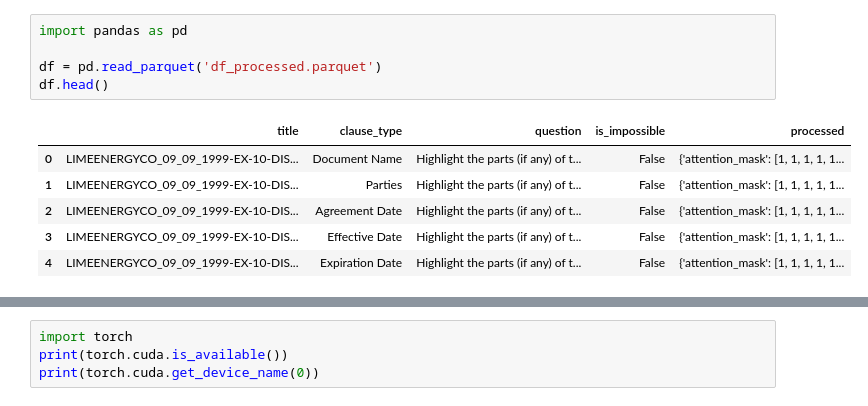
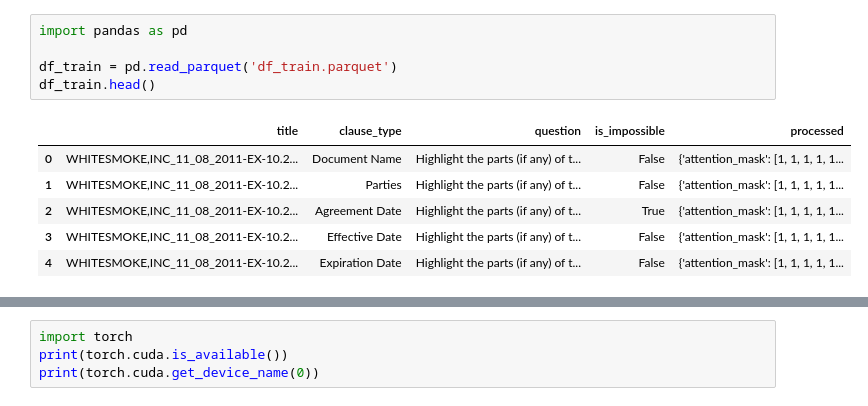
Before and after one commit to DanilRodenko/LexIQ, a Jupyter notebook: notebooks/03_finetuning.ipynb, the cells around one changed output, grey strips where cells are left out. Drawn from its saved outputs; the diff is of its cells as text.

Commit message:
Update finetuning notebook: train on df_train only

```diff
--- a/notebooks/03_finetuning.ipynb
+++ b/notebooks/03_finetuning.ipynb
@@ -7,15 +8,15 @@ Saving df_processed.parquet to df_processed.parquet
 # %%
 import pandas as pd
 
-df = pd.read_parquet('df_processed.parquet')
-df.head()
+df_train = pd.read_parquet('df_train.parquet')
+df_train.head()
 # %% [output]
 |  | title | clause_type | question | is_impossible | processed |
-| 0 | LIMEENERGYCO_09_09_1999-EX-10-DIS... | Document Name | Highlight the parts (if any) of t... | False | {'attention_mask': [1, 1, 1, 1, 1... |
-| 1 | LIMEENERGYCO_09_09_1999-EX-10-DIS... | Parties | Highlight the parts (if any) of t... | False | {'attention_mask': [1, 1, 1, 1, 1... |
-| 2 | LIMEENERGYCO_09_09_1999-EX-10-DIS... | Agreement Date | Highlight the parts (if any) of t... | False | {'attention_mask': [1, 1, 1, 1, 1... |
-| 3 | LIMEENERGYCO_09_09_1999-EX-10-DIS... | Effective Date | Highlight the parts (if any) of t... | False | {'attention_mask': [1, 1, 1, 1, 1... |
-| 4 | LIMEENERGYCO_09_09_1999-EX-10-DIS... | Expiration Date | Highlight the parts (if any) of t... | False | {'attention_mask': [1, 1, 1, 1, 1... |
+| 0 | WHITESMOKE,INC_11_08_2011-EX-10.2... | Document Name | Highlight the parts (if any) of t... | False | {'attention_mask': [1, 1, 1, 1, 1... |
+| 1 | WHITESMOKE,INC_11_08_2011-EX-10.2... | Parties | Highlight the parts (if any) of t... | False | {'attention_mask': [1, 1, 1, 1, 1... |
+| 2 | WHITESMOKE,INC_11_08_2011-EX-10.2... | Agreement Date | Highlight the parts (if any) of t... | True | {'attention_mask': [1, 1, 1, 1, 1... |
+| 3 | WHITESMOKE,INC_11_08_2011-EX-10.2... | Effective Date | Highlight the parts (if any) of t... | False | {'attention_mask': [1, 1, 1, 1, 1... |
+| 4 | WHITESMOKE,INC_11_08_2011-EX-10.2... | Expiration Date | Highlight the parts (if any) of t... | False | {'attention_mask': [1, 1, 1, 1, 1... |
 # %%
 from transformers import DistilBertTokenizerFast, DistilBertForQuestionAnswering
 import torch
```
Also changed, not shown: parts of 4 cells of this notebook.
